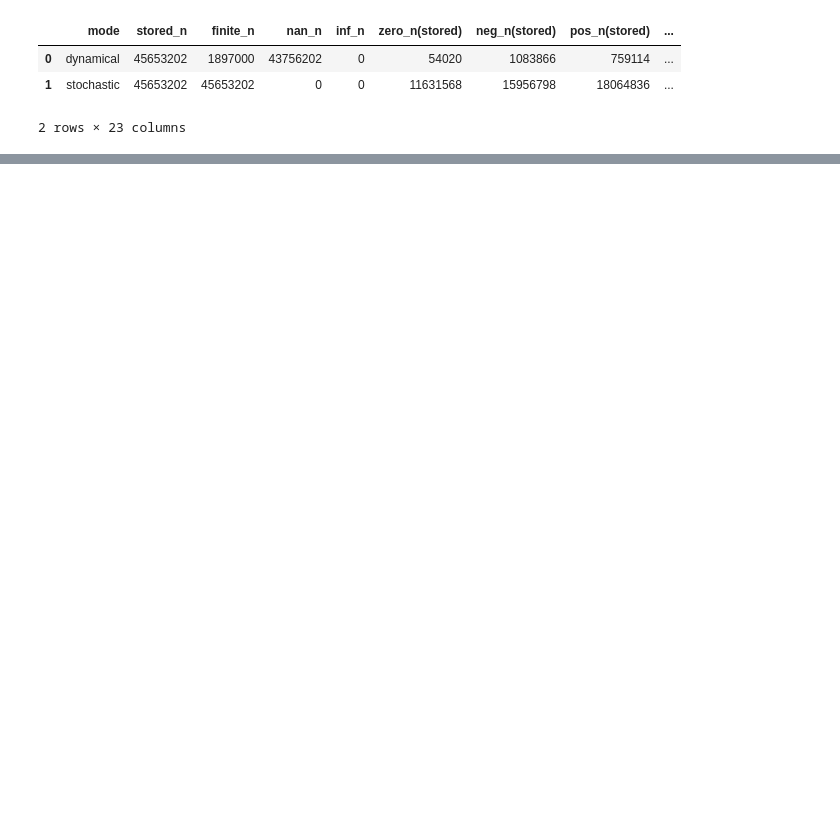
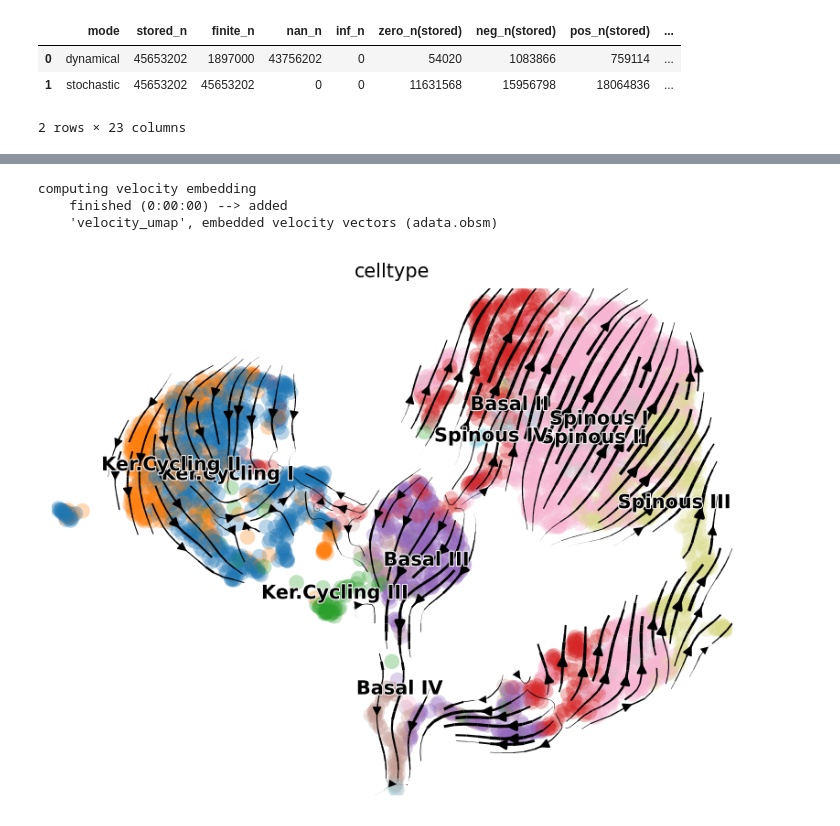
Before and after one commit to marissanesteban/rnavelo-CITEseq, a Jupyter notebook: velocity scripts/VeloViz.ipynb, the cells around one changed output, grey strips where cells are left out. Saved outputs shown, nothing was run; the diff lists cells and outputs as text; code cells hidden in the pictures; blank space fills up the shorter version.

Commit message:
working on veloviz scripts

```diff
--- a/velocity scripts/VeloViz.ipynb
+++ b/velocity scripts/VeloViz.ipynb
@@ -312,0 +342,10 @@ adata_sub.obs.to_csv("obs.csv")
+# %%
+h5ad_path = "/Users/marissaesteban/Desktop/marissasavethislater/UW_IFE_veloViz.h5ad"
+loom_paths = ["/Volumes/PortableSSD/SRSP/CITEseq_looms/YS001/possorted_genome_bam_KLWV0.loom",
+              "/Volumes/PortableSSD/SRSP/CITEseq_looms/YS002/possorted_genome_bam_PNEM4.loom",
+              "/Volumes/PortableSSD/SRSP/CITEseq_looms/YS003/possorted_genome_bam_8Q2XV.loom",
+              "/Volumes/PortableSSD/SRSP/CITEseq_looms/YS004/possorted_genome_bam_0XB2N.loom",
+              "/Volumes/PortableSSD/SRSP/CITEseq_looms/YS005/possorted_genome_bam_HX08G.loom",
+              "/Volumes/PortableSSD/SRSP/CITEseq_looms/YS006/possorted_genome_bam_751VB.loom"]
+
+ife_veloviz_obj = VelocityObject(h5ad_path, loom_paths)
@@ -312,0 +390,5 @@ adata_sub.obs.to_csv("obs.csv")
+# %%
+ife_veloviz_obj.scVeloPreprocess(n_pcs=20)
+ife_veloviz_obj.computeVelocity(mode='s')
+
+ife_veloviz_adata = ife_veloviz_obj.getAdata()
@@ -312,0 +415,15 @@ adata_sub.obs.to_csv("obs.csv")
+# %%
+
+ife_veloviz_adata.obsm["X_umap"] = ife_veloviz_adata.obsm["X_vv_umap"].copy()
+scv.pl.velocity_embedding_stream(
+    ife_veloviz_adata,
+    basis='X_umap',
+    color='celltype',
+    palette="tab20",
+    dpi=150
+)
+# %% [output]
+computing velocity embedding
+    finished (0:00:00) --> added
+    'velocity_umap', embedded velocity vectors (adata.obsm)
+[figure, added]
```
Also changed, not shown: parts of 11 cells of this notebook, 2 other files.
